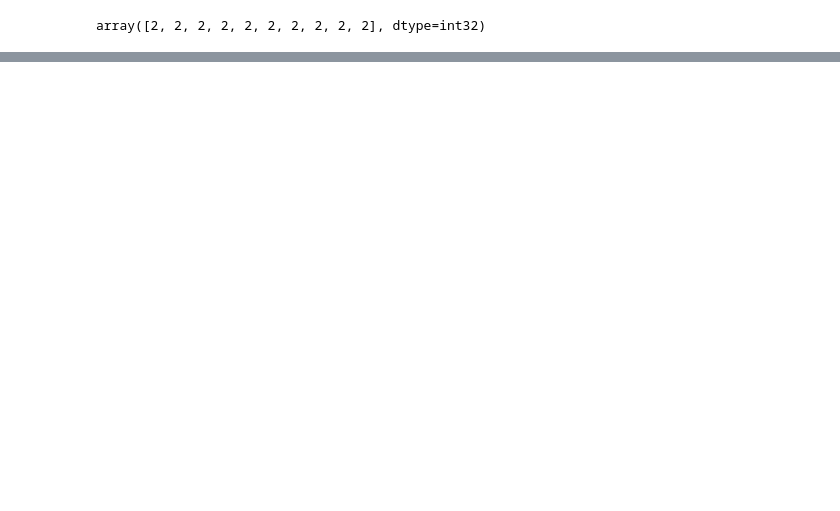
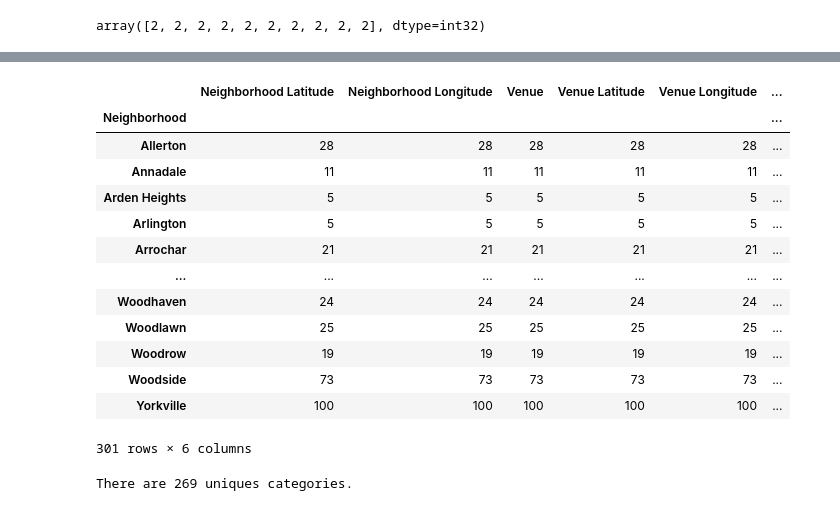
Before and after one commit to Joe251/github-example, a Jupyter notebook: Segmenting and Clustering Neighborhoods in Toronto_3.ipynb, the cells around one changed output, grey strips where cells are left out. Drawn from its saved outputs; the diff is of its cells as text; code cells hidden in the pictures; blank space fills up the shorter version.

```diff
--- a/Segmenting and Clustering Neighborhoods in Toronto_3.ipynb
+++ b/Segmenting and Clustering Neighborhoods in Toronto_3.ipynb
@@ -406,0 +462,21 @@ ontario_merged.loc[ontario_merged['Cluster Labels'] == 2, ontario_merged.columns
+# %%
+neighborhoods_data = newyork_data['features']
+# %%
+# define the dataframe columns
+column_names = ['Borough', 'Neighborhood', 'Latitude', 'Longitude']
+
+# instantiate the dataframe
+neighborhoods = pd.DataFrame(columns=column_names)
+# %%
+for data in neighborhoods_data:
+    borough = neighborhood_name = data['properties']['borough']
+    neighborhood_name = data['properties']['name']
+
+    neighborhood_latlon = data['geometry']['coordinates']
+    neighborhood_lat = neighborhood_latlon[1]
+    neighborhood_lon = neighborhood_latlon[0]
+
+    neighborhoods = neighborhoods.append({'Borough': borough,
+                                          'Neighborhood': neighborhood_name,
+                                          'Latitude': neighborhood_lat,
+                                          'Longitude': neighborhood_lon}, ignore_index=True)
@@ -406,0 +584,5 @@ ontario_merged.loc[ontario_merged['Cluster Labels'] == 2, ontario_merged.columns
+# %%
+newyork_venues = getNearbyVenues(names=neighborhoods['Neighborhood'],
+                                   latitudes=neighborhoods['Latitude'],
+                                   longitudes=neighborhoods['Longitude']
+                                  )
@@ -406,0 +618,21 @@ ontario_merged.loc[ontario_merged['Cluster Labels'] == 2, ontario_merged.columns
+# %%
+ newyork_venues.groupby('Neighborhood').count()
+# %% [output]
+|  | Neighborhood Latitude | Neighborhood Longitude | Venue | Venue Latitude | Venue Longitude | ... |
+| Neighborhood |  |  |  |  |  | ... |
+| Allerton | 28 | 28 | 28 | 28 | 28 | ... |
+| Annadale | 11 | 11 | 11 | 11 | 11 | ... |
+| Arden Heights | 5 | 5 | 5 | 5 | 5 | ... |
+| Arlington | 5 | 5 | 5 | 5 | 5 | ... |
+| Arrochar | 21 | 21 | 21 | 21 | 21 | ... |
+| ... | ... | ... | ... | ... | ... | ... |
+| Woodhaven | 24 | 24 | 24 | 24 | 24 | ... |
+| Woodlawn | 25 | 25 | 25 | 25 | 25 | ... |
+| Woodrow | 19 | 19 | 19 | 19 | 19 | ... |
+| Woodside | 73 | 73 | 73 | 73 | 73 | ... |
+| Yorkville | 100 | 100 | 100 | 100 | 100 | ... |
+301 rows × 6 columns
+# %%
+print('There are {} uniques categories.'.format(len(toronto_venues['Venue Category'].unique())))
+# %% [output]
+There are 269 uniques categories.
```
Also changed, not shown: parts of 61 cells of this notebook, 2 other files.
